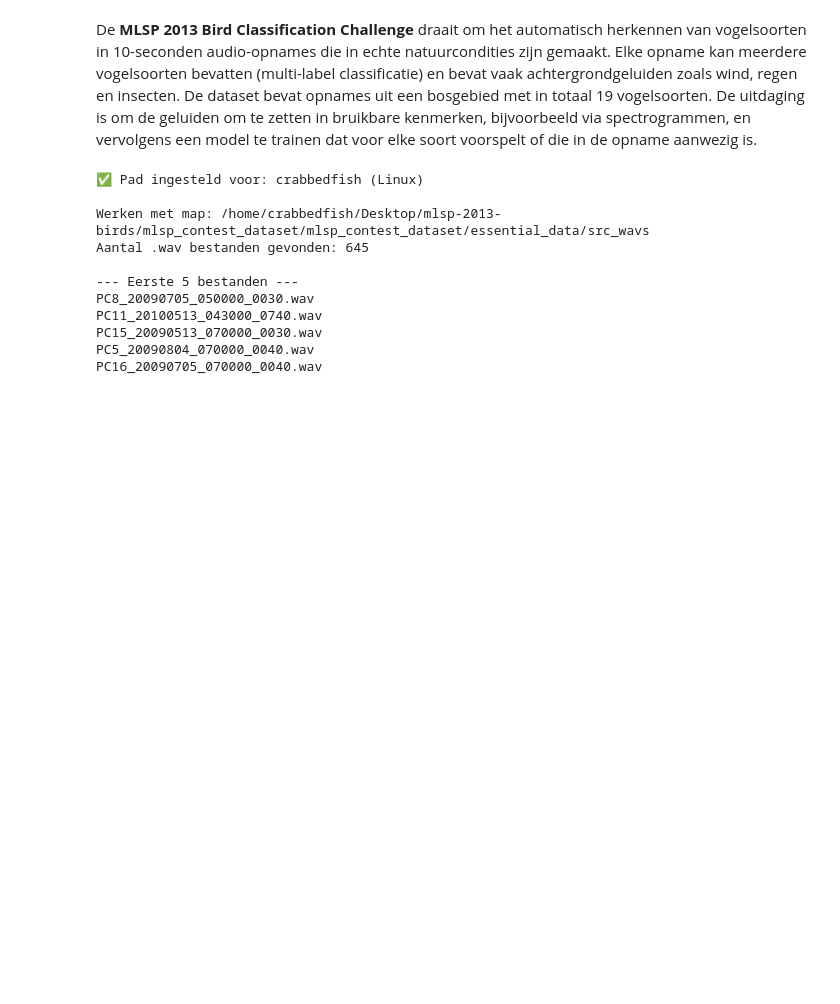
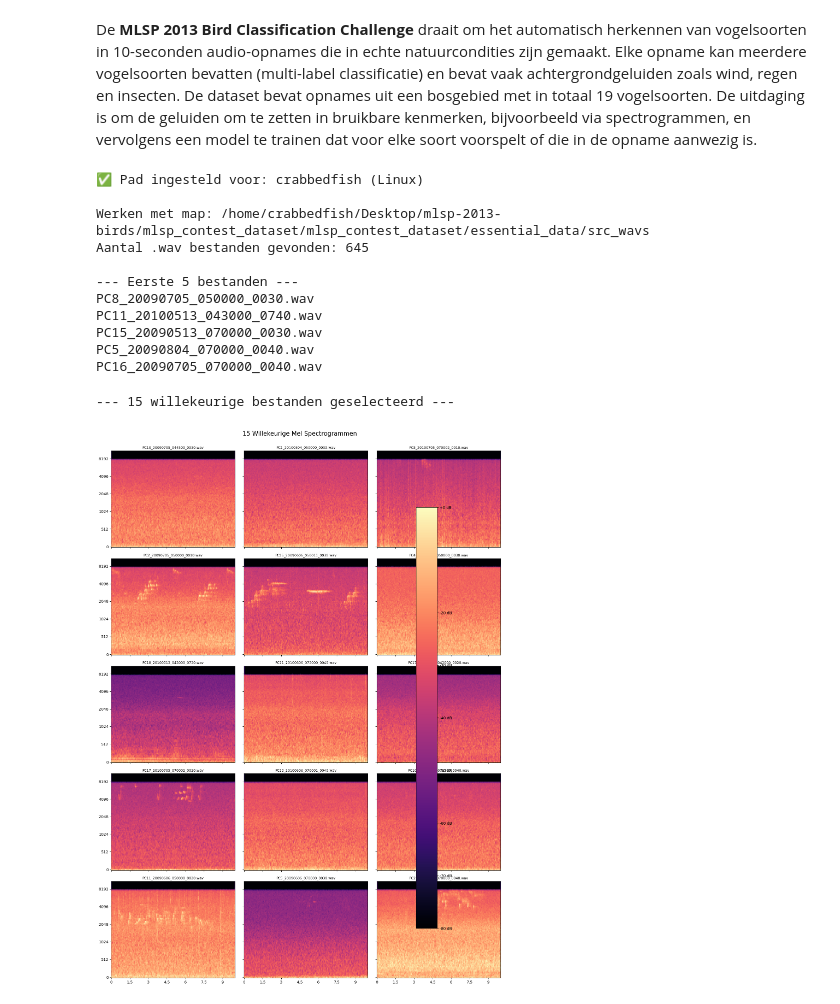
Before and after one commit to IvarHek/DataScienceProjectweek2025, a Jupyter notebook: BirdClassification.ipynb, the cells around one changed output. Drawn from its saved outputs; the diff is of its cells as text; code cells hidden in the pictures; blank space fills up the shorter version.

```diff
--- a/BirdClassification.ipynb
+++ b/BirdClassification.ipynb
@@ -53,3 +60,75 @@ PC11_20100513_043000_0740.wav
 PC15_20090513_070000_0030.wav
 PC5_20090804_070000_0040.wav
 PC16_20090705_070000_0040.wav
+# %%
+
+# Zorg dat 'wav_bestanden' bestaat uit de vorige cel
+if 'wav_bestanden' not in locals() or not wav_bestanden:
+    print("Run eerst de vorige cel om 'wav_bestanden' te vullen.")
+else:
+    # --- AANPASSING START ---
+
+    # 1. Bepaal hoeveel we er willen
+    AANTAL_PLOTS = 15
+
+    # Zeker zijn dat we niet meer proberen te pakken dan er zijn
+    if len(wav_bestanden) < AANTAL_PLOTS:
+        print(f"Waarschuwing: Minder dan {AANTAL_PLOTS} bestanden beschikbaar. Pak ze allemaal.")
+        aantal_te_kiezen = len(wav_bestanden)
+    else:
+        aantal_te_kiezen = AANTAL_PLOTS
+
+    # 2. Kies 15 willekeurige bestanden uit de lijst
+    gekozen_bestanden = random.sample(wav_bestanden, aantal_te_kiezen)
+
+    print(f"--- {aantal_te_kiezen} willekeurige bestanden geselecteerd ---")
+
+    # 3. Maak een subplot-grid aan (5 rijen, 3 kolommen)
+    # figsize is (breedte, hoogte) in inches
+    fig, axes = plt.subplots(5, 3, figsize=(15, 20), sharex=True, sharey=True)
+
+    # 4. Loop door elk gekozen bestand en de bijbehorende 'as' (plot-locatie)
+    # .flatten() maakt van de 5x3 grid een simpele lijst van 15
+    for bestand, ax in zip(gekozen_bestanden, axes.flatten()):
+
+        # --- Dit is dezelfde logica als voorheen, maar nu in een loop ---
+
+        # A. Laad het audio-bestand
+        SAMPLE_RATE = 22050
+        try:
+            y, sr = librosa.load(bestand, sr=SAMPLE_RATE)
+
+            # B. Maak het Mel Spectrogram
+            S = librosa.feature.melspectrogram(y=y, sr=sr, n_mels=128)
+            S_db = librosa.power_to_db(S, ref=np.max)
+
+            # C. Visualiseer op de specifieke 'ax'
+            # We voegen 'ax=ax' toe om te vertellen waar te plotten
+            img = librosa.display.specshow(S_db, sr=sr, x_axis='time', y_axis='mel', ax=ax)
+
+            # Zet de (verkorte) bestandsnaam als titel voor de subplot
+            ax.set_title(bestand.name, fontsize=9)
+            ax.set_xlabel(None) # Verberg x-as label voor netheid
+            ax.set_ylabel(None) # Verberg y-as label voor netheid
+
+        except Exception as e:
+            # Soms kan een audiobestand corrupt zijn, vang dit op
+            print(f"Fout bij laden {bestand.name}: {e}")
+            ax.set_title(f"Fout: {bestand.name}", fontsize=9, color='red')
+
+    # --- AANPASSING EIND ---
+
+    # Voeg een algemene colorbar toe voor de hele figuur
+    fig.colorbar(img, ax=axes, format='%+2.0f dB')
+
+    # Zorgt dat de titels en plots niet overlappen
+    plt.tight_layout()
+
+    # Stel een overkoepelende titel in
+    fig.suptitle(f'{aantal_te_kiezen} Willekeurige Mel Spectrogrammen', fontsize=16, y=1.02)
+
+    # Toon de uiteindelijke grid met plots
+    plt.show()
+# %% [output]
+--- 15 willekeurige bestanden geselecteerd ---
+[figure, added]
```
Also changed, not shown: parts of 2 cells of this notebook.
